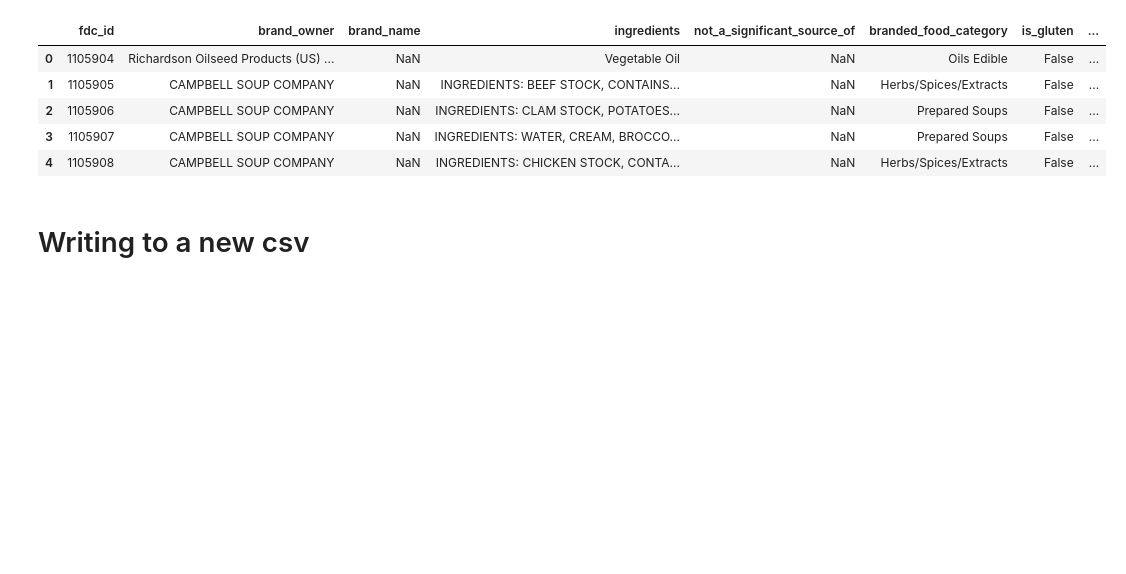
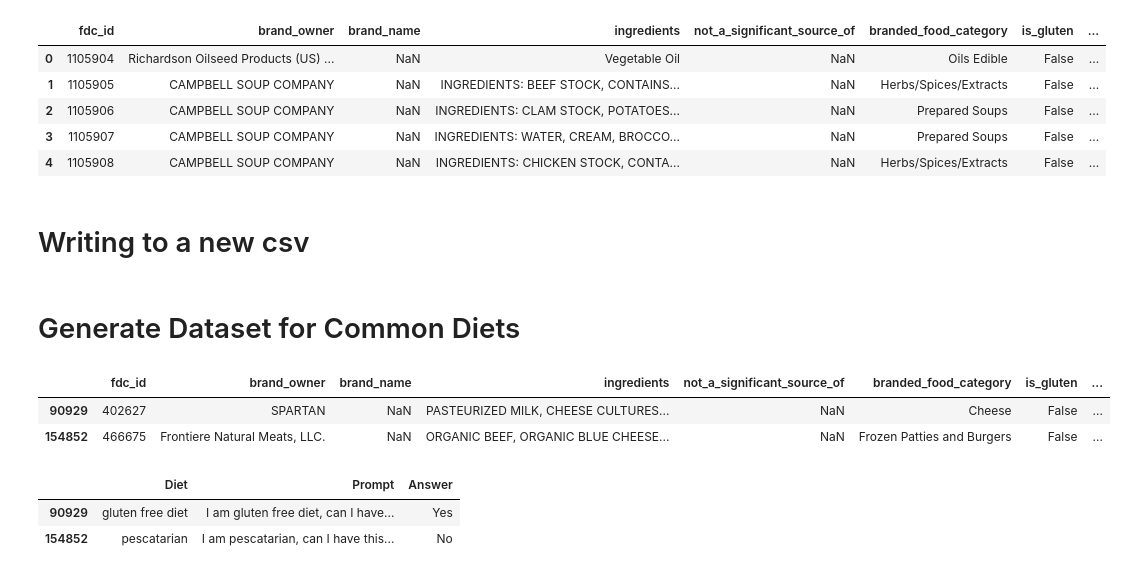
Before and after one commit to nickkluong/mids-w266-spring2024-finalproject-NLVL, a Jupyter notebook: data_wrangling.ipynb, the cells around one changed output. Drawn from its saved outputs; the diff is of its cells as text; code cells hidden in the pictures; blank space fills up the shorter version.

```diff
--- a/data_wrangling.ipynb
+++ b/data_wrangling.ipynb
@@ -157,3 +157,62 @@ df_branded_food.head()
 # Writing to a new csv
 # %%
 df_branded_food.to_csv('data.csv', index=False)
+# %% [markdown]
+# Generate Dataset for Common Diets
+# %%
+df = pd.read_csv('data.csv')
+# %%
+import random
+
+dietary_restrictions = [
+    ("vegetarian", "is_vegetarian", 1),
+    ("vegan", "is_vegan", 1),
+    ("pescatarian", "is_pescatarian", 1),
+    ("cannot have meat", "contains_meat", 0),
+    ("lactose intolerant", "contains_diary", 0),
+    ("not feeling like soy", "contains_soy", 0),
+    ("do not want eggs", "contains_egg", 0),
+    ("no animal products", "contains_animal_byproducts", 0),
+    ("allergic to nuts", "contains_nuts", 0),
+    ("gluten free diet", "is_gluten", 0),
+    ("allergic to shellfish", "contains_shellfish", 0)
+]
+
+smaller_set = df.sample(n=1000, random_state=42)
+
+diet_list = []
+label = []
+for _, row in smaller_set.iterrows():
+    random_diet = random.choice(dietary_restrictions)
+    diet_list.append(random_diet[0])
+    label.append("Yes" if row[random_diet[1]] == bool(random_diet[2]) else "No")
+
+smaller_set["Diet"] = diet_list
+smaller_set["Answer"] = label
+
+smaller_set.head(2)
+# %% [output]
+|  | fdc_id | brand_owner | brand_name | ingredients | not_a_significant_source_of | branded_food_category | is_gluten | ... |
+| 90929 | 402627 | SPARTAN | NaN | PASTEURIZED MILK, CHEESE CULTURES... | NaN | Cheese | False | ... |
+| 154852 | 466675 | Frontiere Natural Meats, LLC. | NaN | ORGANIC BEEF, ORGANIC BLUE CHEESE... | NaN | Frozen Patties and Burgers | False | ... |
+# %%
+def generate_prompt(row, diet=None):
+    if diet:
+        diet_type = diet
+    else:
+          diet_type = row["Diet"]
+    prompt = f"""I am {diet_type}, can I have this dish or not?
+    The dish contains ingredients: {row['ingredients']}.
+    The food category is: {row['branded_food_category']}."""
+
+    if row['not_a_significant_source_of'] == row['not_a_significant_source_of']:
+      prompt += f"Not a significant source of: {row['not_a_significant_source_of']}."
+    return prompt
+
+smaller_set['Prompt'] = smaller_set.apply(generate_prompt, axis=1)
+common_diet_df = smaller_set[["Diet", "Prompt", "Answer", ]]
+common_diet_df.head(2)
+# %% [output]
+|  | Diet | Prompt | Answer |
+| 90929 | gluten free diet | I am gluten free diet, can I have... | Yes |
+| 154852 | pescatarian | I am pescatarian, can I have this... | No |
```
Also changed, not shown: parts of 18 cells of this notebook, 2 other files.
